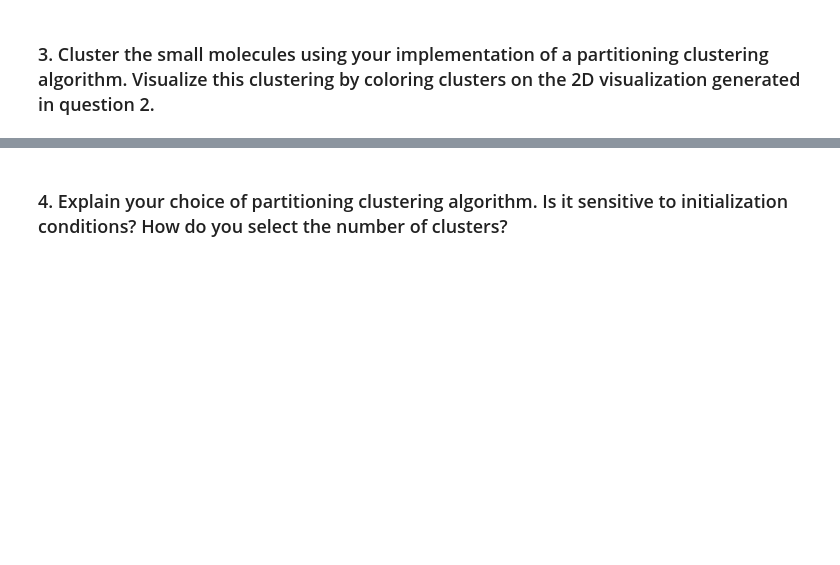
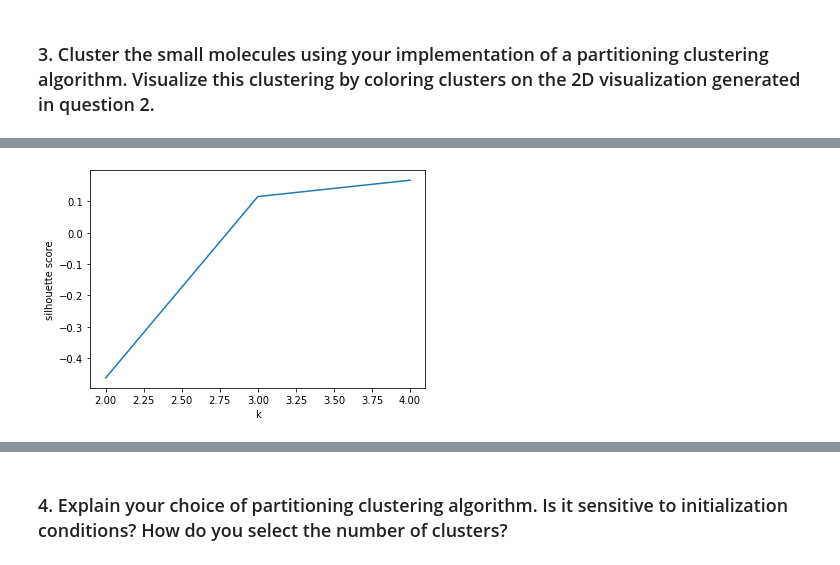
Before and after one commit to maggietsui/Project2, a Jupyter notebook: Margaret_Tsui_BMI203_HW2.ipynb, the cells around one changed output, grey strips where cells are left out. Drawn from its saved outputs; the diff is of its cells as text; code cells hidden in the pictures; blank space fills up the shorter version.

```diff
--- a/Margaret_Tsui_BMI203_HW2.ipynb
+++ b/Margaret_Tsui_BMI203_HW2.ipynb
@@ -16,7 +16,7 @@ from clusters.algs import *
 # Load data (downsampling to the first 2000 ligands)
 table = pd.read_csv("./ligand_information.csv")
 table['OnBits'] = table['OnBits'].str.split(",")
-table = table.head(n = 2000)
+table = table.head(n = 1000)
 
 # Create a list of lists of onbits for each ligand
 lil = list(table['OnBits'])
@@ -52,25 +45,0 @@ c = pc.cluster(ligands, k=3)
-# %%
-lig = 5
-chosen = [5]
-i = 0
-while(lig in chosen):
-    print("hello")
-    if i == 2:
-        lig = 6
-    i += 1
-# %%
-k= 3
-d = pc.distance_matrix(ligands)
-centroids = []
-clusters = [-1] * len(ligands)
-
-# start with equal weights for all ligands
-weights = np.ones(len(ligands))
-
-for i in range(k):
-    lig = random.choices(range(len(ligands)), weights)[0]
-    clusters[lig] = i
-    centroids.append(ligands[lig].onbits)
-    # update weights to the distance between lig and all other ligs
-    weights = copy.deepcopy(d[lig,:])
-    weights[np.where(weights == float("inf"))] = -10 # downweight the same ligand
@@ -100 +65,9 @@ for i in range(len(clusters)):
+# %%
+# Plot silhouette scores for k = 2,3,4
+# It looks like k = 4 is the best
+plt.plot(clusters.keys(), sil_scores)
+plt.xlabel("k")
+plt.ylabel("silhouette score");
+# %% [output]
+[figure, added]
 # %%
```
Also changed, not shown: parts of 50 cells of this notebook, 1 other file.
